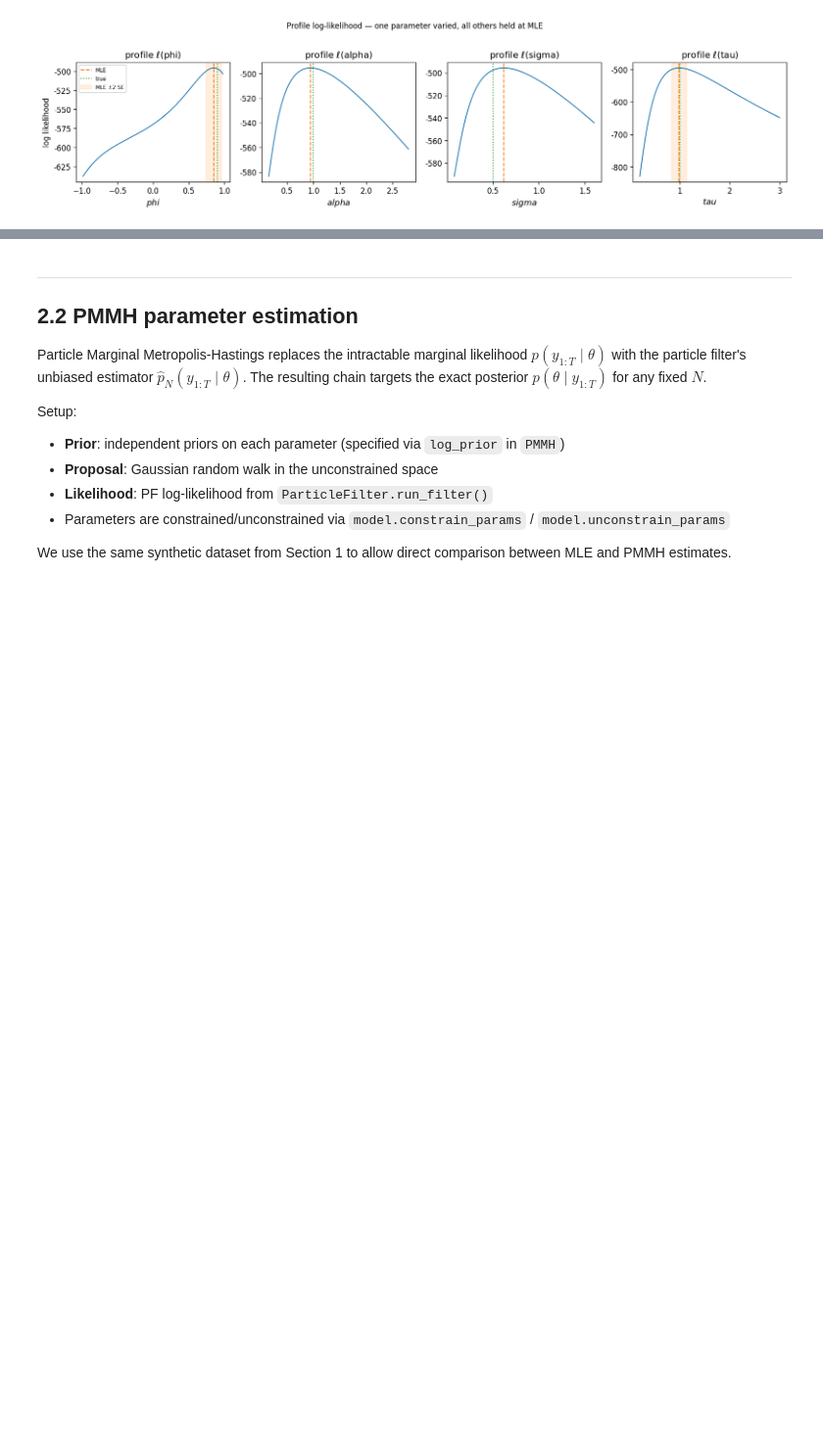
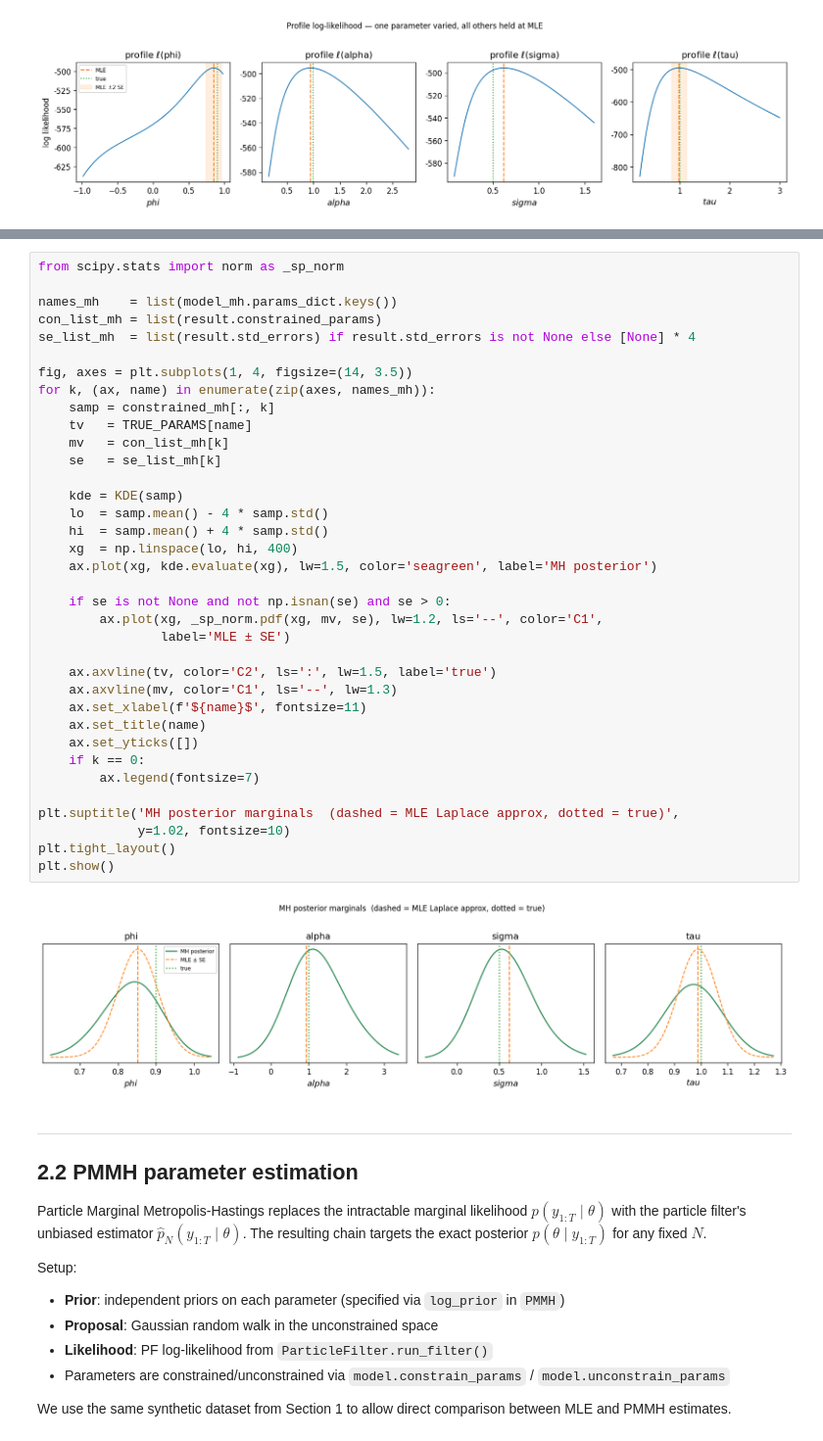
Before and after one commit to rickyli02/particle_filter_project_submission, a Jupyter notebook: notebooks/parameter_estimation.ipynb, the cells around one changed output, grey strips where cells are left out. Shown at 98% size. Drawn from its saved outputs; the diff is of its cells as text; blank space fills up the shorter version.

```diff
--- a/notebooks/parameter_estimation.ipynb
+++ b/notebooks/parameter_estimation.ipynb
@@ -242,3 +352,41 @@ tau         1.0000      0.9879      0.0738        0.16
+# %%
+from scipy.stats import norm as _sp_norm
+
+names_mh    = list(model_mh.params_dict.keys())
+con_list_mh = list(result.constrained_params)
+se_list_mh  = list(result.std_errors) if result.std_errors is not None else [None] * 4
+
+fig, axes = plt.subplots(1, 4, figsize=(14, 3.5))
+for k, (ax, name) in enumerate(zip(axes, names_mh)):
+    samp = constrained_mh[:, k]
+    tv   = TRUE_PARAMS[name]
+    mv   = con_list_mh[k]
+    se   = se_list_mh[k]
+
+    kde = KDE(samp)
+    lo  = samp.mean() - 4 * samp.std()
+    hi  = samp.mean() + 4 * samp.std()
+    xg  = np.linspace(lo, hi, 400)
+    ax.plot(xg, kde.evaluate(xg), lw=1.5, color='seagreen', label='MH posterior')
+
+    if se is not None and not np.isnan(se) and se > 0:
+        ax.plot(xg, _sp_norm.pdf(xg, mv, se), lw=1.2, ls='--', color='C1',
+                label='MLE ± SE')
+
+    ax.axvline(tv, color='C2', ls=':', lw=1.5, label='true')
+    ax.axvline(mv, color='C1', ls='--', lw=1.3)
+    ax.set_xlabel(f'${name}$', fontsize=11)
+    ax.set_title(name)
+    ax.set_yticks([])
+    if k == 0:
+        ax.legend(fontsize=7)
+
+plt.suptitle('MH posterior marginals  (dashed = MLE Laplace approx, dotted = true)',
+             y=1.02, fontsize=10)
+plt.tight_layout()
+plt.show()
+# %% [output]
+[figure, added]
 # %% [markdown]
 ---
 ## 2.2 PMMH parameter estimation
```
Also changed, not shown: parts of 28 cells of this notebook, 3 other files.
